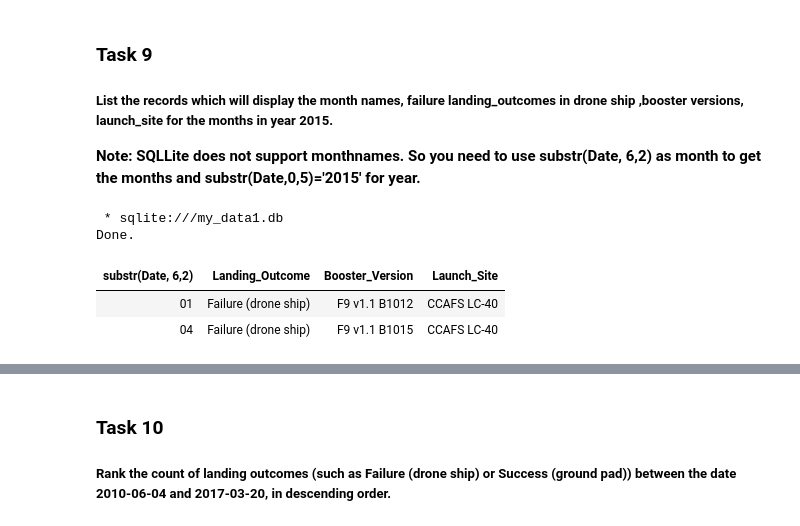
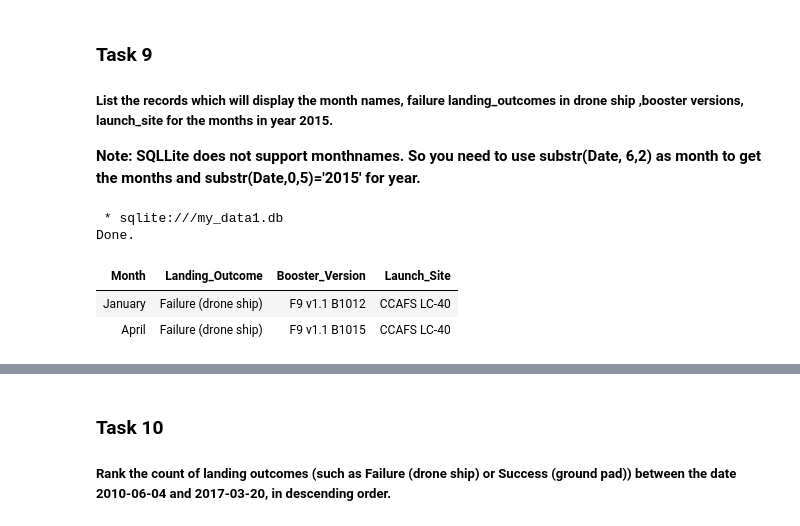
Before and after one commit to mcundins/CapstoneIBMDS, a Jupyter notebook: jupyter-labs-eda-sql-coursera_sqllite.ipynb, the cells around one changed output, grey strips where cells are left out. Cells and saved outputs as stored; diff of their text form; code cells hidden in the pictures.

```diff
--- a/jupyter-labs-eda-sql-coursera_sqllite.ipynb
+++ b/jupyter-labs-eda-sql-coursera_sqllite.ipynb
@@ -300,13 +320,27 @@ Done.
 ##### List the records which will display the month names, failure landing_outcomes in drone ship ,booster versions, launch_site for the months in year 2015.
 
 **Note: SQLLite does not support monthnames. So you need to use  substr(Date, 6,2) as month to get the months and substr(Date,0,5)='2015' for year.**
-# %%
-%sql select substr(Date, 6,2), Landing_Outcome, Booster_Version, Launch_Site \
-from SPACEXTABLE \
-where substr(Date,0,5)='2015' and Landing_Outcome = 'Failure (drone ship)';
-# %% [output]
- * sqlite:///my_data1.db
-Done.
-| substr(Date, 6,2) | Landing_Outcome | Booster_Version | Launch_Site |
-| 01 | Failure (drone ship) | F9 v1.1 B1012 | CCAFS LC-40 |
-| 04 | Failure (drone ship) | F9 v1.1 B1015 | CCAFS LC-40 |
+# %%
+%sql SELECT \
+    CASE substr(Date, 6, 2) \
+        WHEN '01' THEN 'January' \
+        WHEN '02' THEN 'February' \
+        WHEN '03' THEN 'March' \
+        WHEN '04' THEN 'April' \
+        WHEN '05' THEN 'May' \
+        WHEN '06' THEN 'June' \
+        WHEN '07' THEN 'July' \
+        WHEN '08' THEN 'August' \
+        WHEN '09' THEN 'September' \
+        WHEN '10' THEN 'October' \
+        WHEN '11' THEN 'November' \
+        WHEN '12' THEN 'December' \
+    END AS Month, Landing_Outcome, Booster_Version, Launch_Site \
+FROM SPACEXTABLE \
+WHERE substr(Date, 0, 5) = '2015' AND Landing_Outcome = 'Failure (drone ship)';
+# %% [output]
+ * sqlite:///my_data1.db
+Done.
+| Month | Landing_Outcome | Booster_Version | Launch_Site |
+| January | Failure (drone ship) | F9 v1.1 B1012 | CCAFS LC-40 |
+| April | Failure (drone ship) | F9 v1.1 B1015 | CCAFS LC-40 |
```
Also changed, not shown: parts of 17 cells of this notebook.
